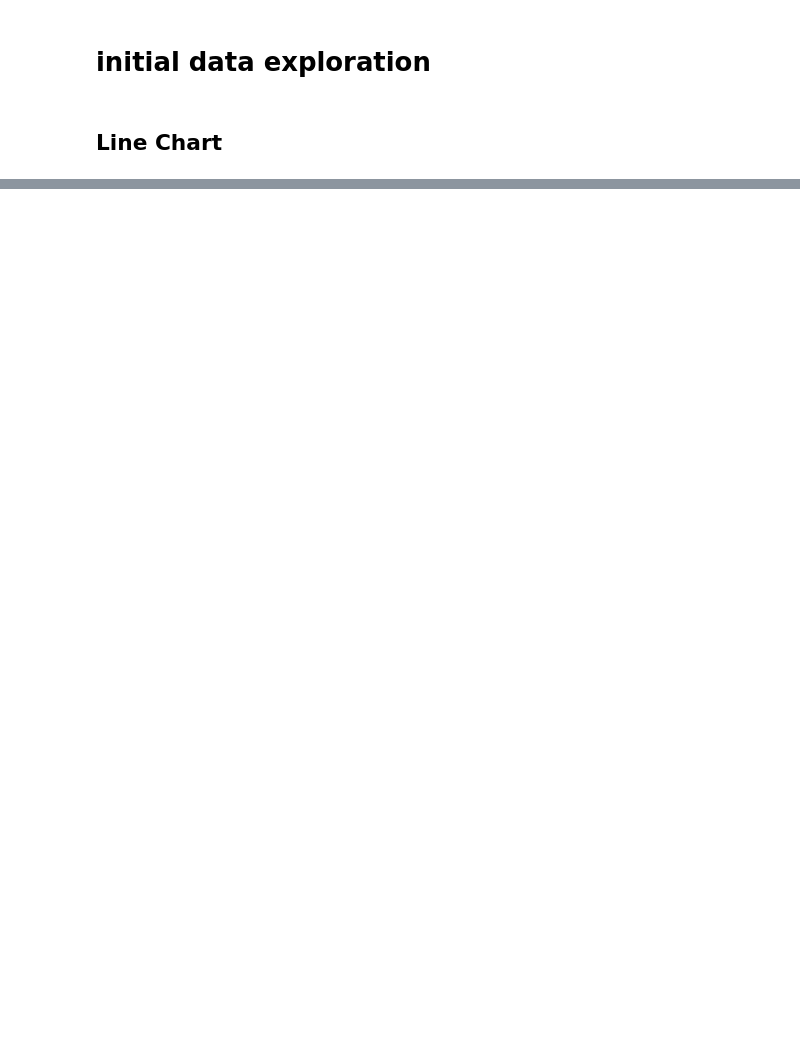
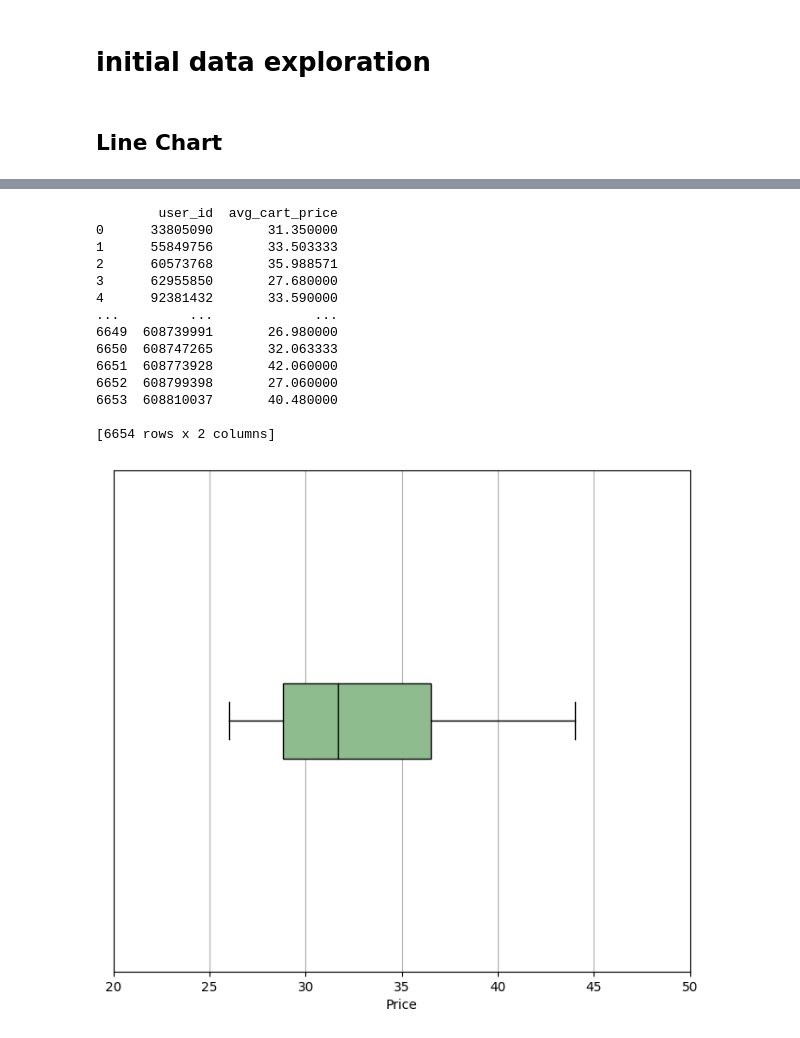
Before and after one commit to LeVraiDwi/-PiscineDataScience, a Jupyter notebook: day02/ex02/mustache.ipynb, the cells around one changed output, grey strips where cells are left out. Drawn from its saved outputs; the diff is of its cells as text; code cells hidden in the pictures; blank space fills up the shorter version.

```diff
--- a/day02/ex02/mustache.ipynb
+++ b/day02/ex02/mustache.ipynb
@@ -82,0 +78,36 @@ plt.show()
+# %%
+fig, ax = plt.subplots(1, 1, figsize=(8, 7))
+
+data = pd.read_sql_query("SELECT user_id, AVG(price) AS avg_cart_price from customers where event_type = \'cart\' group by user_id HAVING AVG(price) BETWEEN 26 AND 44", con=connection)
+
+print(data)
+
+flierprops = dict(marker='o', markersize=2, markerfacecolor='lightgray', markeredgecolor='none')
+medianprops = dict(linestyle='-', color='black')
+d = data['avg_cart_price']
+box = ax.boxplot(d, vert=False, medianprops = medianprops, flierprops=flierprops, patch_artist=True)
+
+for b in box['boxes']:
+    b.set_facecolor('darkseagreen')
+ax.set_xlabel('Price')
+ax.set_yticks([])
+ax.grid(True, zorder=0)
+ax.set_xlim(20, 50)
+
+plt.show()
+# %% [output]
+        user_id  avg_cart_price
+0      33805090       31.350000
+1      55849756       33.503333
+2      60573768       35.988571
+3      62955850       27.680000
+4      92381432       33.590000
+...         ...             ...
+6649  608739991       26.980000
+6650  608747265       32.063333
+6651  608773928       42.060000
+6652  608799398       27.060000
+6653  608810037       40.480000
+
+[6654 rows x 2 columns]
+[figure, added]
```
Also changed, not shown: parts of 5 cells of this notebook, 4 other files.
